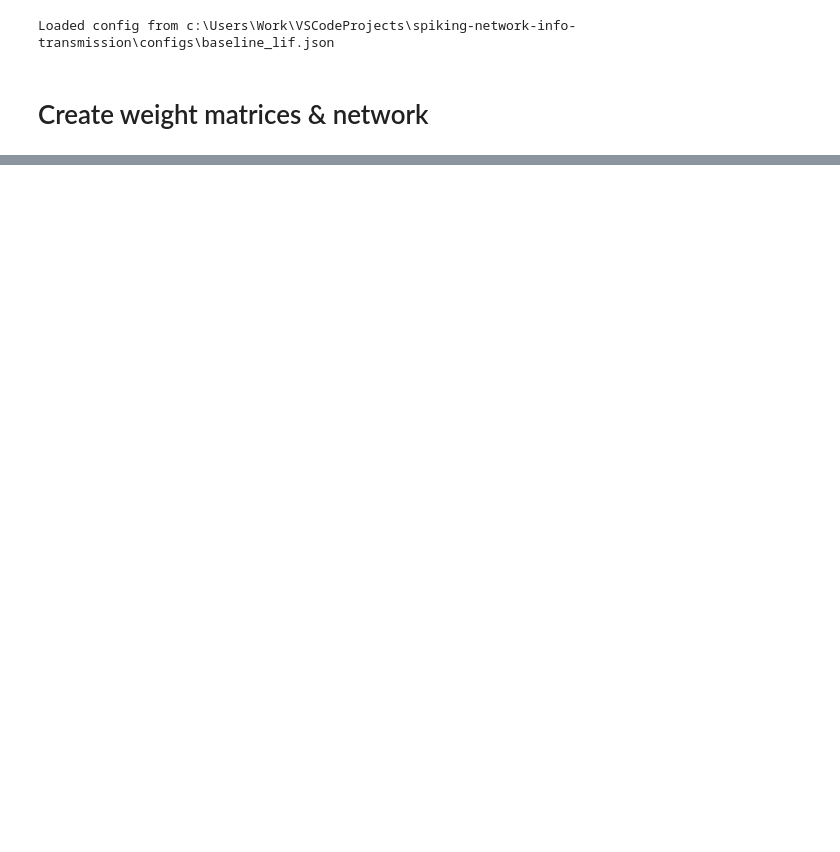
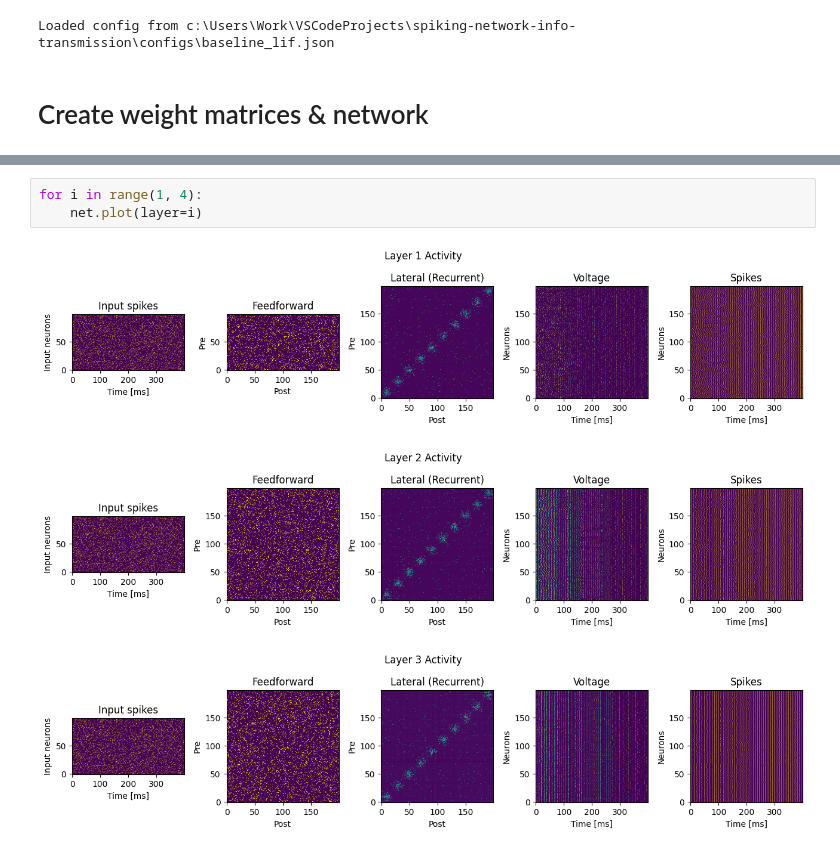
Before and after one commit to H-27/spiking-network-info-transmission, a Jupyter notebook: notebooks/network_display.ipynb, the cells around one changed output, grey strips where cells are left out. Drawn from its saved outputs; the diff is of its cells as text; blank space fills up the shorter version.

```diff
--- a/notebooks/network_display.ipynb
+++ b/notebooks/network_display.ipynb
@@ -48,0 +61,7 @@ AssertionError: Must provide either no. of neurons or shape of layer
+# %%
+for i in range(1, 4):
+    net.plot(layer=i)
+# %% [output]
+[figure, added]
+[figure, added]
+[figure, added]
```
Also changed, not shown: parts of 3 cells of this notebook, 2 other files.
